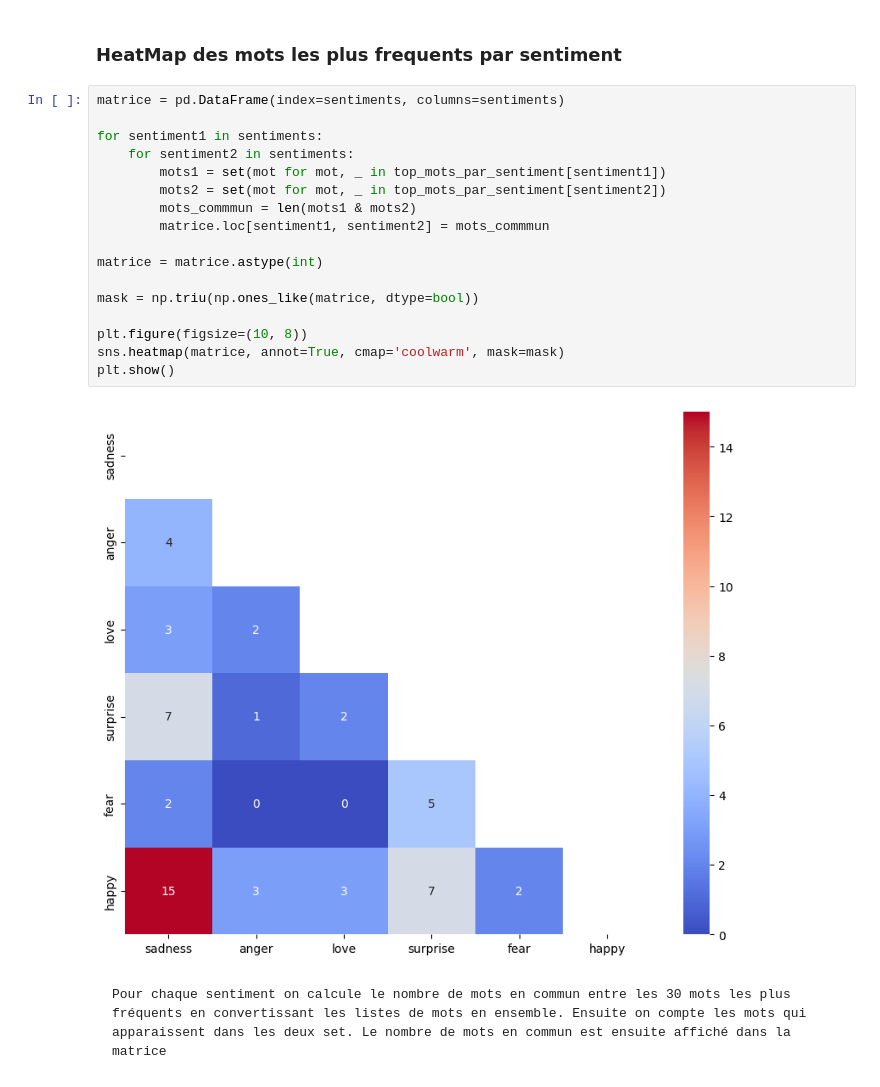
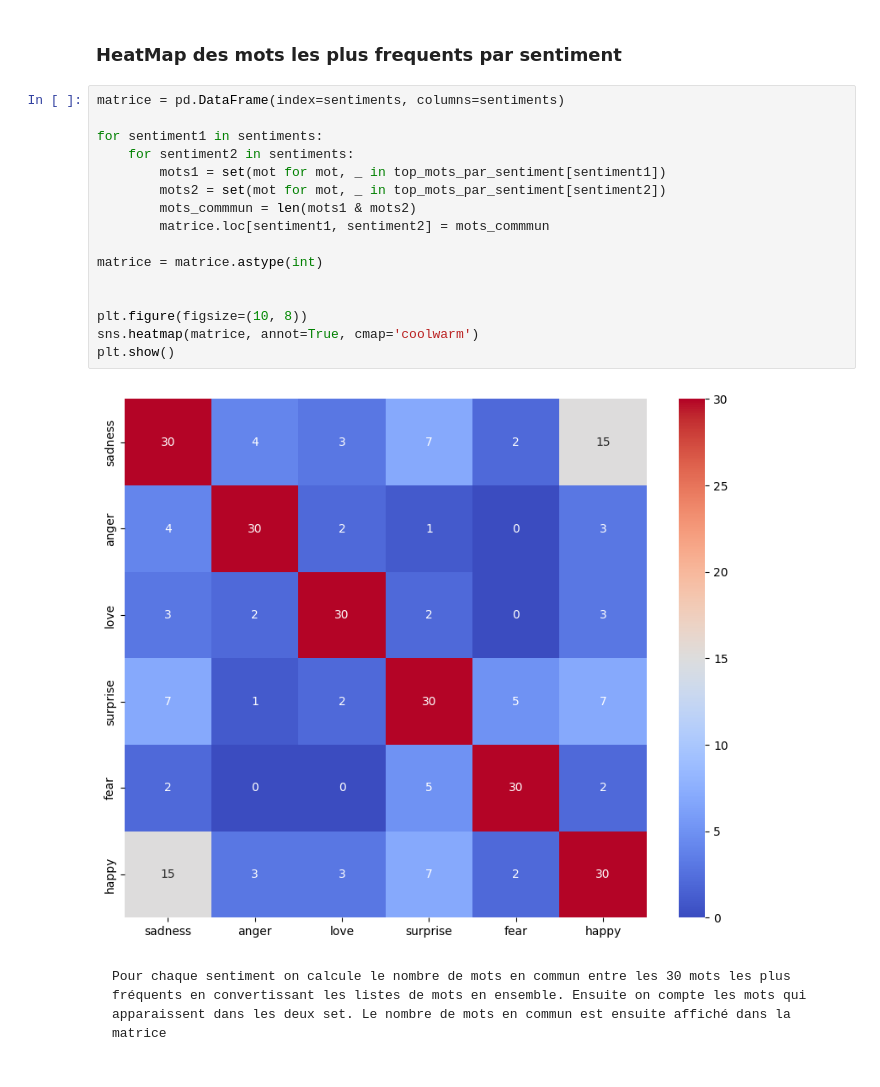
Before and after one commit to ForskyOnly/NLP, a Jupyter notebook: analysis.ipynb, the cells around one changed output. Cells and saved outputs as stored; diff of their text form.

```diff
--- a/analysis.ipynb
+++ b/analysis.ipynb
@@ -174,22 +174,21 @@ plt.show()
 # %%
 matrice = pd.DataFrame(index=sentiments, columns=sentiments)
 
 for sentiment1 in sentiments:
     for sentiment2 in sentiments:
         mots1 = set(mot for mot, _ in top_mots_par_sentiment[sentiment1])
         mots2 = set(mot for mot, _ in top_mots_par_sentiment[sentiment2])
         mots_commmun = len(mots1 & mots2)
         matrice.loc[sentiment1, sentiment2] = mots_commmun
 
 matrice = matrice.astype(int)
 
-mask = np.triu(np.ones_like(matrice, dtype=bool))
 
 plt.figure(figsize=(10, 8))
-sns.heatmap(matrice, annot=True, cmap='coolwarm', mask=mask)
+sns.heatmap(matrice, annot=True, cmap='coolwarm')
 plt.show()
 # %% [output]
-[figure, old version]
+[figure, new version]
 # %% [markdown]
     Pour chaque sentiment on calcule le nombre de mots en commun entre les 30 mots les plus fréquents en convertissant les listes de mots en ensemble. Ensuite on compte les mots qui apparaissent dans les deux set. Le nombre de mots en commun est ensuite affiché dans la matrice
 # %% [markdown]
```
Also changed, not shown: parts of 3 cells of this notebook.
